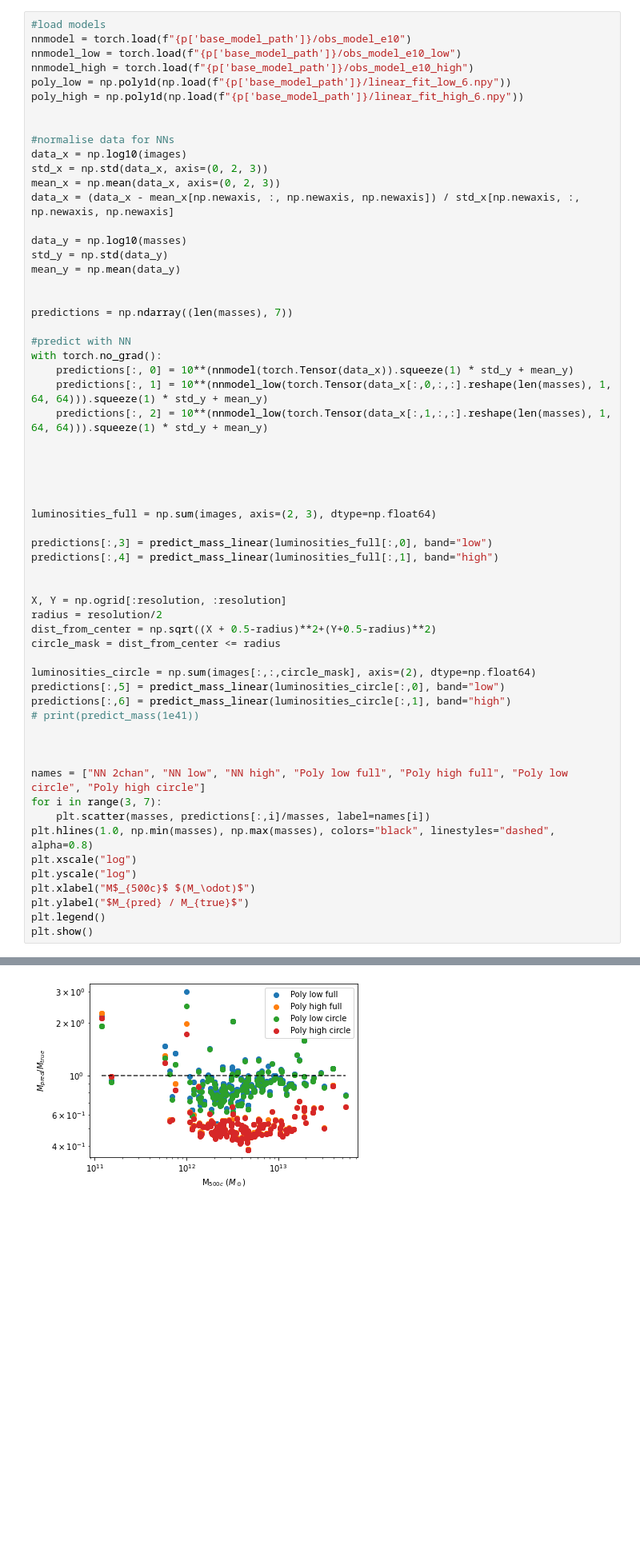
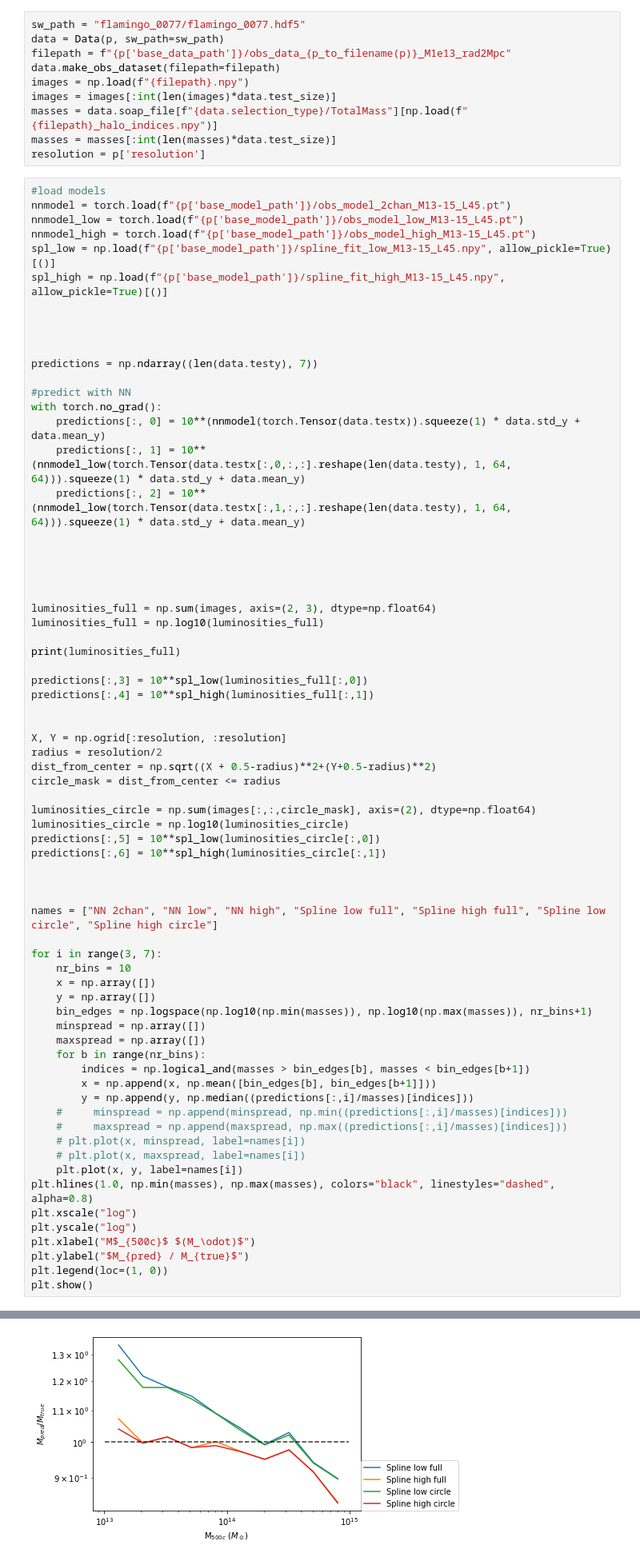
Before and after one commit to woutervantol/scriptie2, a Jupyter notebook: plots.ipynb, the cells around one changed output, grey strips where cells are left out. Shown at 80% size. Cells and saved outputs as stored; diff of their text form; blank space fills up the shorter version.

```diff
--- a/plots.ipynb
+++ b/plots.ipynb
@@ -21,39 +10,43 @@ resolution = images[0].shape[1]
+# %%
+sw_path = "flamingo_0077/flamingo_0077.hdf5"
+data = Data(p, sw_path=sw_path)
+filepath = f"{p['base_data_path']}/obs_data_{p_to_filename(p)}_M1e13_rad2Mpc"
+data.make_obs_dataset(filepath=filepath)
+images = np.load(f"{filepath}.npy")
+images = images[:int(len(images)*data.test_size)]
+masses = data.soap_file[f"{data.selection_type}/TotalMass"][np.load(f"{filepath}_halo_indices.npy")]
+masses = masses[:int(len(masses)*data.test_size)]
+resolution = p['resolution']
 # %%
 #load models
-nnmodel = torch.load(f"{p['base_model_path']}/obs_model_e10")
-nnmodel_low = torch.load(f"{p['base_model_path']}/obs_model_e10_low")
-nnmodel_high = torch.load(f"{p['base_model_path']}/obs_model_e10_high")
-poly_low = np.poly1d(np.load(f"{p['base_model_path']}/linear_fit_low_6.npy"))
-poly_high = np.poly1d(np.load(f"{p['base_model_path']}/linear_fit_high_6.npy"))
+nnmodel = torch.load(f"{p['base_model_path']}/obs_model_2chan_M13-15_L45.pt")
+nnmodel_low = torch.load(f"{p['base_model_path']}/obs_model_low_M13-15_L45.pt")
+nnmodel_high = torch.load(f"{p['base_model_path']}/obs_model_high_M13-15_L45.pt")
+spl_low = np.load(f"{p['base_model_path']}/spline_fit_low_M13-15_L45.npy", allow_pickle=True)[()]
+spl_high = np.load(f"{p['base_model_path']}/spline_fit_high_M13-15_L45.npy", allow_pickle=True)[()]
 
 
-#normalise data for NNs
-data_x = np.log10(images)
-std_x = np.std(data_x, axis=(0, 2, 3))
-mean_x = np.mean(data_x, axis=(0, 2, 3))
-data_x = (data_x - mean_x[np.newaxis, :, np.newaxis, np.newaxis]) / std_x[np.newaxis, :, np.newaxis, np.newaxis]
-
-data_y = np.log10(masses)
-std_y = np.std(data_y)
-mean_y = np.mean(data_y)
 
 
-predictions = np.ndarray((len(masses), 7))
+predictions = np.ndarray((len(data.testy), 7))
 
 #predict with NN
 with torch.no_grad():
-    predictions[:, 0] = 10**(nnmodel(torch.Tensor(data_x)).squeeze(1) * std_y + mean_y)
-    predictions[:, 1] = 10**(nnmodel_low(torch.Tensor(data_x[:,0,:,:].reshape(len(masses), 1, 64, 64))).squeeze(1) * std_y + mean_y)
-    predictions[:, 2] = 10**(nnmodel_low(torch.Tensor(data_x[:,1,:,:].reshape(len(masses), 1, 64, 64))).squeeze(1) * std_y + mean_y)
+    predictions[:, 0] = 10**(nnmodel(torch.Tensor(data.testx)).squeeze(1) * data.std_y + data.mean_y)
+    predictions[:, 1] = 10**(nnmodel_low(torch.Tensor(data.testx[:,0,:,:].reshape(len(data.testy), 1, 64, 64))).squeeze(1) * data.std_y + data.mean_y)
+    predictions[:, 2] = 10**(nnmodel_low(torch.Tensor(data.testx[:,1,:,:].reshape(len(data.testy), 1, 64, 64))).squeeze(1) * data.std_y + data.mean_y)
 
 
 
 
 
 luminosities_full = np.sum(images, axis=(2, 3), dtype=np.float64)
+luminosities_full = np.log10(luminosities_full)
 
-predictions[:,3] = predict_mass_linear(luminosities_full[:,0], band="low")
-predictions[:,4] = predict_mass_linear(luminosities_full[:,1], band="high")
+print(luminosities_full)
+
+predictions[:,3] = 10**spl_low(luminosities_full[:,0])
+predictions[:,4] = 10**spl_high(luminosities_full[:,1])
 
 
 X, Y = np.ogrid[:resolution, :resolution]
@@ -62,20 +55,35 @@ dist_from_center = np.sqrt((X + 0.5-radius)**2+(Y+0.5-radius)**2)
 circle_mask = dist_from_center <= radius
 
 luminosities_circle = np.sum(images[:,:,circle_mask], axis=(2), dtype=np.float64)
-predictions[:,5] = predict_mass_linear(luminosities_circle[:,0], band="low")
-predictions[:,6] = predict_mass_linear(luminosities_circle[:,1], band="high")
-# print(predict_mass(1e41))
+luminosities_circle = np.log10(luminosities_circle)
+predictions[:,5] = 10**spl_low(luminosities_circle[:,0])
+predictions[:,6] = 10**spl_high(luminosities_circle[:,1])
 
 
 
-names = ["NN 2chan", "NN low", "NN high", "Poly low full", "Poly high full", "Poly low circle", "Poly high circle"]
+names = ["NN 2chan", "NN low", "NN high", "Spline low full", "Spline high full", "Spline low circle", "Spline high circle"]
+
 for i in range(3, 7):
-    plt.scatter(masses, predictions[:,i]/masses, label=names[i])
+    nr_bins = 10
+    x = np.array([])
+    y = np.array([])
+    bin_edges = np.logspace(np.log10(np.min(masses)), np.log10(np.max(masses)), nr_bins+1)
+    minspread = np.array([])
+    maxspread = np.array([])
+    for b in range(nr_bins):
+        indices = np.logical_and(masses > bin_edges[b], masses < bin_edges[b+1])
+        x = np.append(x, np.mean([bin_edges[b], bin_edges[b+1]]))
+        y = np.append(y, np.median((predictions[:,i]/masses)[indices]))
+    #     minspread = np.append(minspread, np.min((predictions[:,i]/masses)[indices]))
+    #     maxspread = np.append(maxspread, np.max((predictions[:,i]/masses)[indices]))
+    # plt.plot(x, minspread, label=names[i])
+    # plt.plot(x, maxspread, label=names[i])
+    plt.plot(x, y, label=names[i])
 plt.hlines(1.0, np.min(masses), np.max(masses), colors="black", linestyles="dashed", alpha=0.8)
 plt.xscale("log")
 plt.yscale("log")
 plt.xlabel("M$_{500c}$ $(M_\odot)$")
 plt.ylabel("$M_{pred} / M_{true}$")
-plt.legend()
+plt.legend(loc=(1, 0))
 plt.show()
 # %% [output]
@@ -82,4 +107,4 @@ plt.show()
-[figure, old version]
+[figure, new version]
 # %%
 # circle_mask = np.zeros(resolution, resolution)
 X, Y = np.ogrid[:resolution, :resolution]
```
Also changed, not shown: parts of 4 cells of this notebook, 7 other files.
